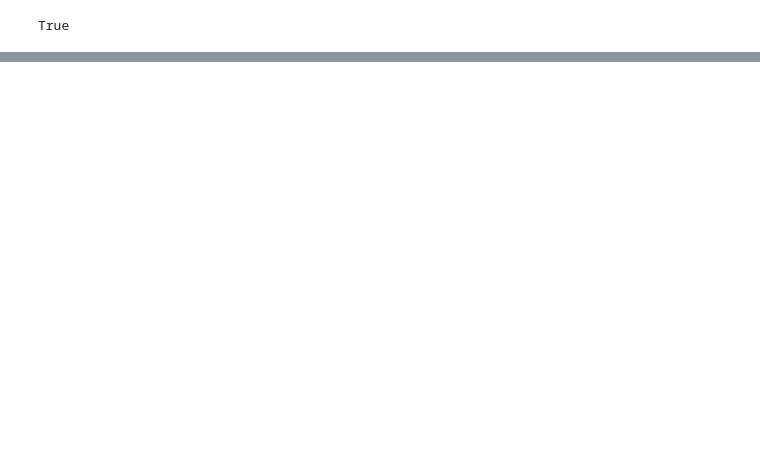
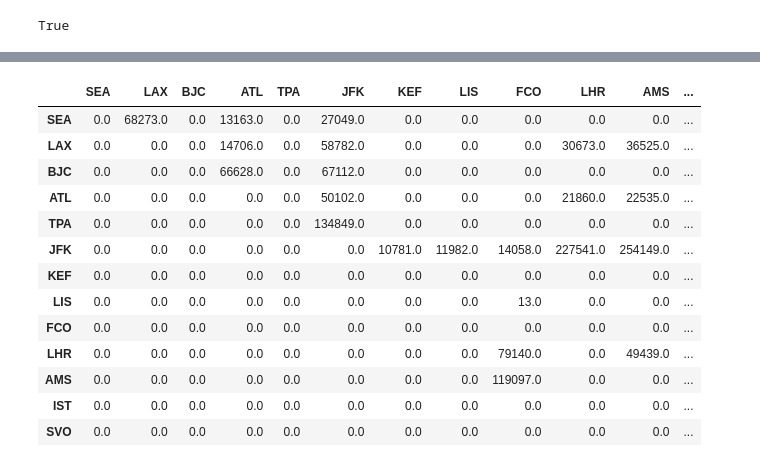
Before and after one commit to nickvandaelen/Flow-Maps, a Jupyter notebook: data_creation.ipynb, the cells around one changed output, grey strips where cells are left out. Cells and saved outputs as stored; diff of their text form; code cells hidden in the pictures; blank space fills up the shorter version.

```diff
--- a/data_creation.ipynb
+++ b/data_creation.ipynb
@@ -582,0 +615,17 @@ plt.show()
+# %%
+edges
+# %% [output]
+|  | SEA | LAX | BJC | ATL | TPA | JFK | KEF | LIS | FCO | LHR | AMS | ... |
+| SEA | 0.0 | 68273.0 | 0.0 | 13163.0 | 0.0 | 27049.0 | 0.0 | 0.0 | 0.0 | 0.0 | 0.0 | ... |
+| LAX | 0.0 | 0.0 | 0.0 | 14706.0 | 0.0 | 58782.0 | 0.0 | 0.0 | 0.0 | 30673.0 | 36525.0 | ... |
+| BJC | 0.0 | 0.0 | 0.0 | 66628.0 | 0.0 | 67112.0 | 0.0 | 0.0 | 0.0 | 0.0 | 0.0 | ... |
+| ATL | 0.0 | 0.0 | 0.0 | 0.0 | 0.0 | 50102.0 | 0.0 | 0.0 | 0.0 | 21860.0 | 22535.0 | ... |
+| TPA | 0.0 | 0.0 | 0.0 | 0.0 | 0.0 | 134849.0 | 0.0 | 0.0 | 0.0 | 0.0 | 0.0 | ... |
+| JFK | 0.0 | 0.0 | 0.0 | 0.0 | 0.0 | 0.0 | 10781.0 | 11982.0 | 14058.0 | 227541.0 | 254149.0 | ... |
+| KEF | 0.0 | 0.0 | 0.0 | 0.0 | 0.0 | 0.0 | 0.0 | 0.0 | 0.0 | 0.0 | 0.0 | ... |
+| LIS | 0.0 | 0.0 | 0.0 | 0.0 | 0.0 | 0.0 | 0.0 | 0.0 | 13.0 | 0.0 | 0.0 | ... |
+| FCO | 0.0 | 0.0 | 0.0 | 0.0 | 0.0 | 0.0 | 0.0 | 0.0 | 0.0 | 0.0 | 0.0 | ... |
+| LHR | 0.0 | 0.0 | 0.0 | 0.0 | 0.0 | 0.0 | 0.0 | 0.0 | 79140.0 | 0.0 | 49439.0 | ... |
+| AMS | 0.0 | 0.0 | 0.0 | 0.0 | 0.0 | 0.0 | 0.0 | 0.0 | 119097.0 | 0.0 | 0.0 | ... |
+| IST | 0.0 | 0.0 | 0.0 | 0.0 | 0.0 | 0.0 | 0.0 | 0.0 | 0.0 | 0.0 | 0.0 | ... |
+| SVO | 0.0 | 0.0 | 0.0 | 0.0 | 0.0 | 0.0 | 0.0 | 0.0 | 0.0 | 0.0 | 0.0 | ... |
```
Also changed, not shown: parts of 7 cells of this notebook, 4 other files.
